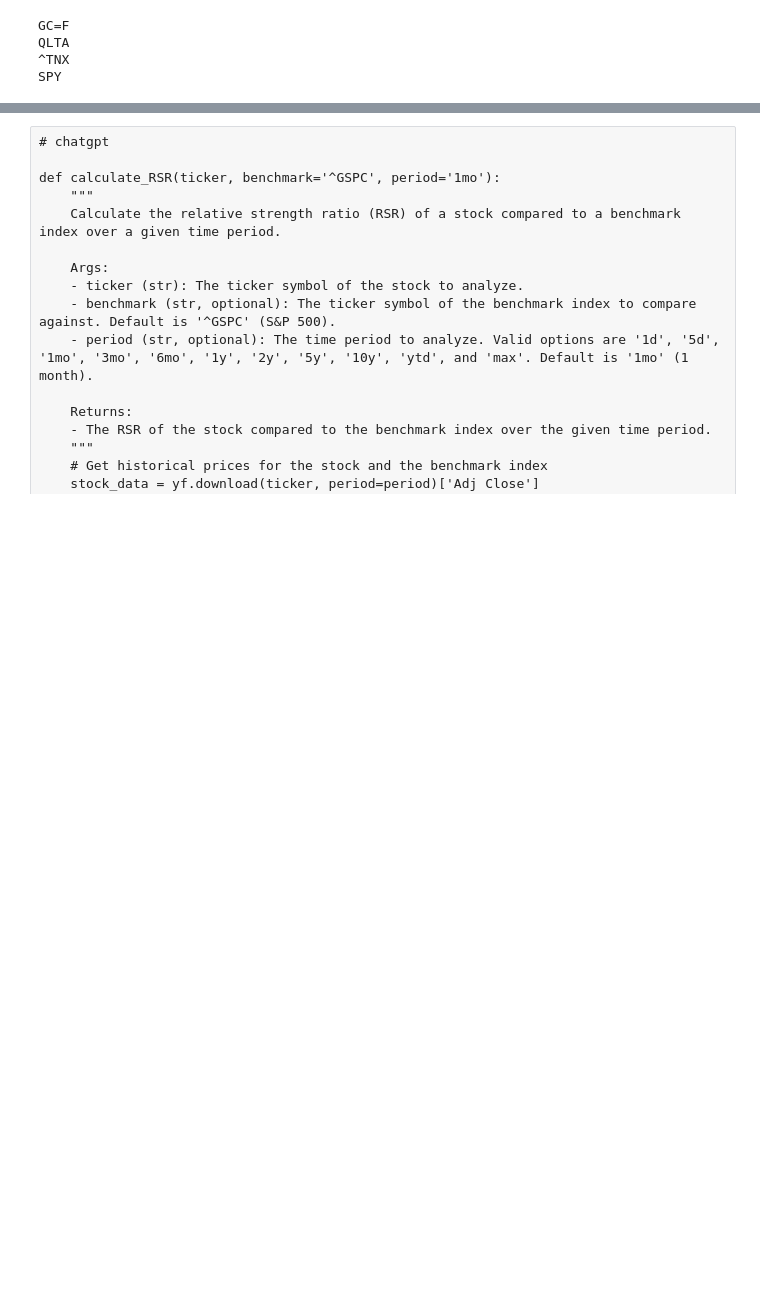
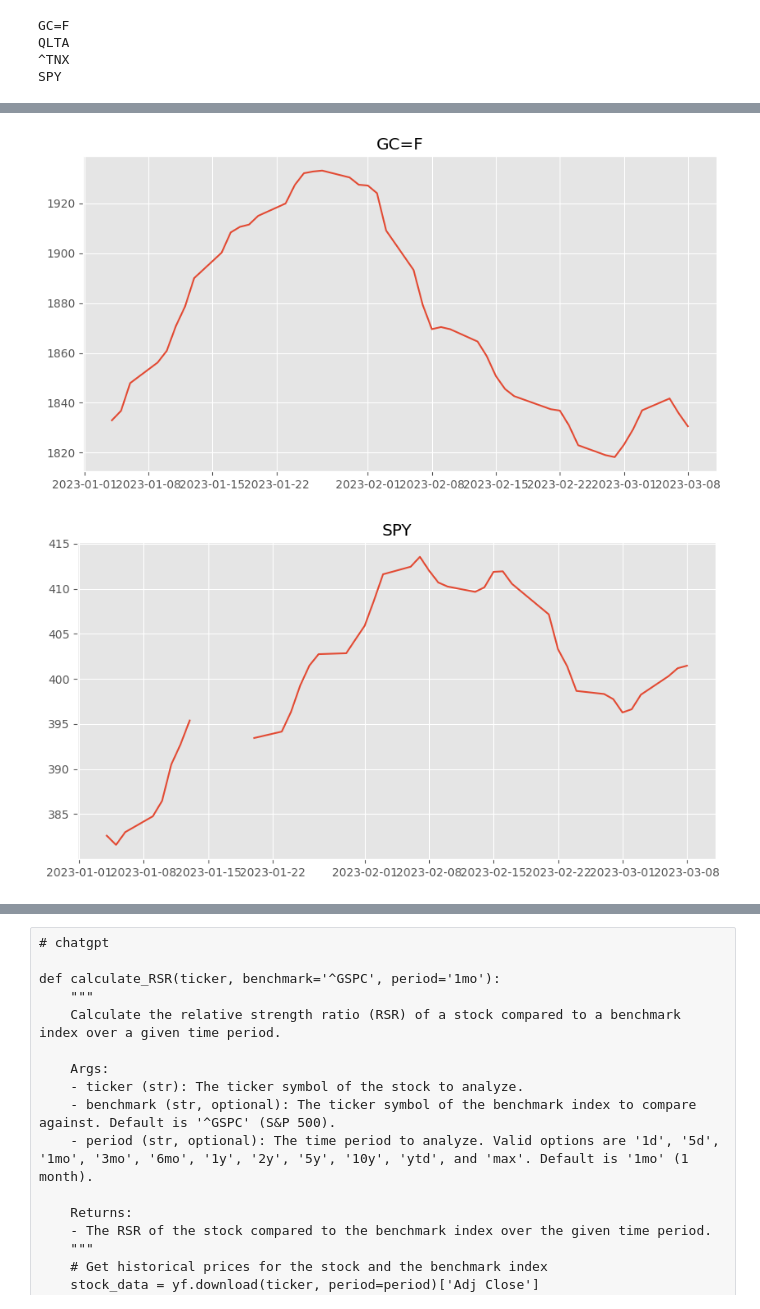
Before and after one commit to piegarroni/RRG_dashboard, a Jupyter notebook: data_analysis.ipynb, the cells around one changed output, grey strips where cells are left out. Cells and saved outputs as stored; diff of their text form; code cells hidden in the pictures; blank space fills up the shorter version.

```diff
--- a/data_analysis.ipynb
+++ b/data_analysis.ipynb
@@ -93,0 +213,13 @@ MultiIndex([('Adj Close', 'GC=F'),
+# %%
+plt.figure(figsize=[10, 5])
+plt.plot(data[('Adj Close', 'GC=F')][-48:].rolling(4).mean())
+plt.title('GC=F')
+plt.show()
+
+plt.figure(figsize=[10, 5])
+plt.plot(data[ ('Adj Close', 'SPY')][-48:].rolling(4).mean())
+plt.title('SPY')
+plt.show()
+# %% [output]
+[figure, added]
+[figure, added]
```
Also changed, not shown: parts of 20 cells of this notebook, 1 other file.
